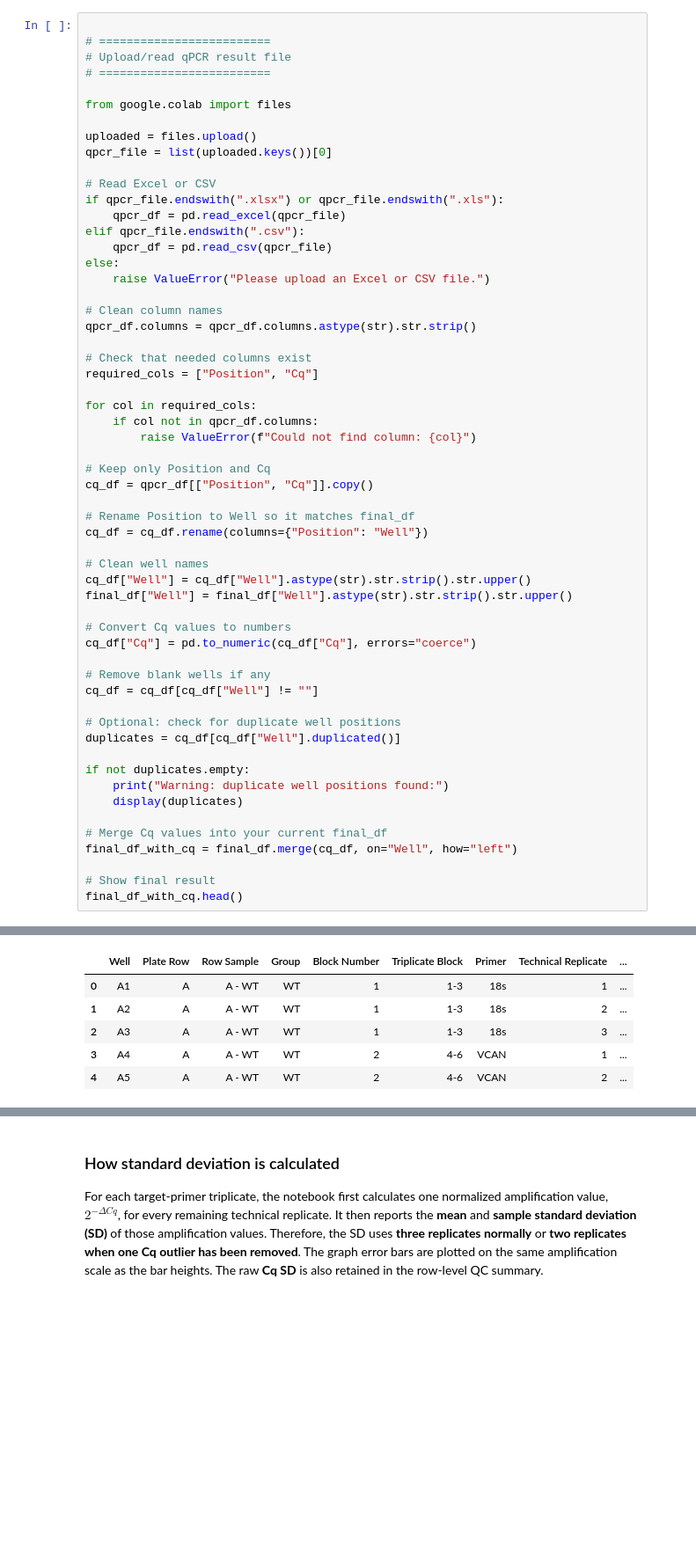
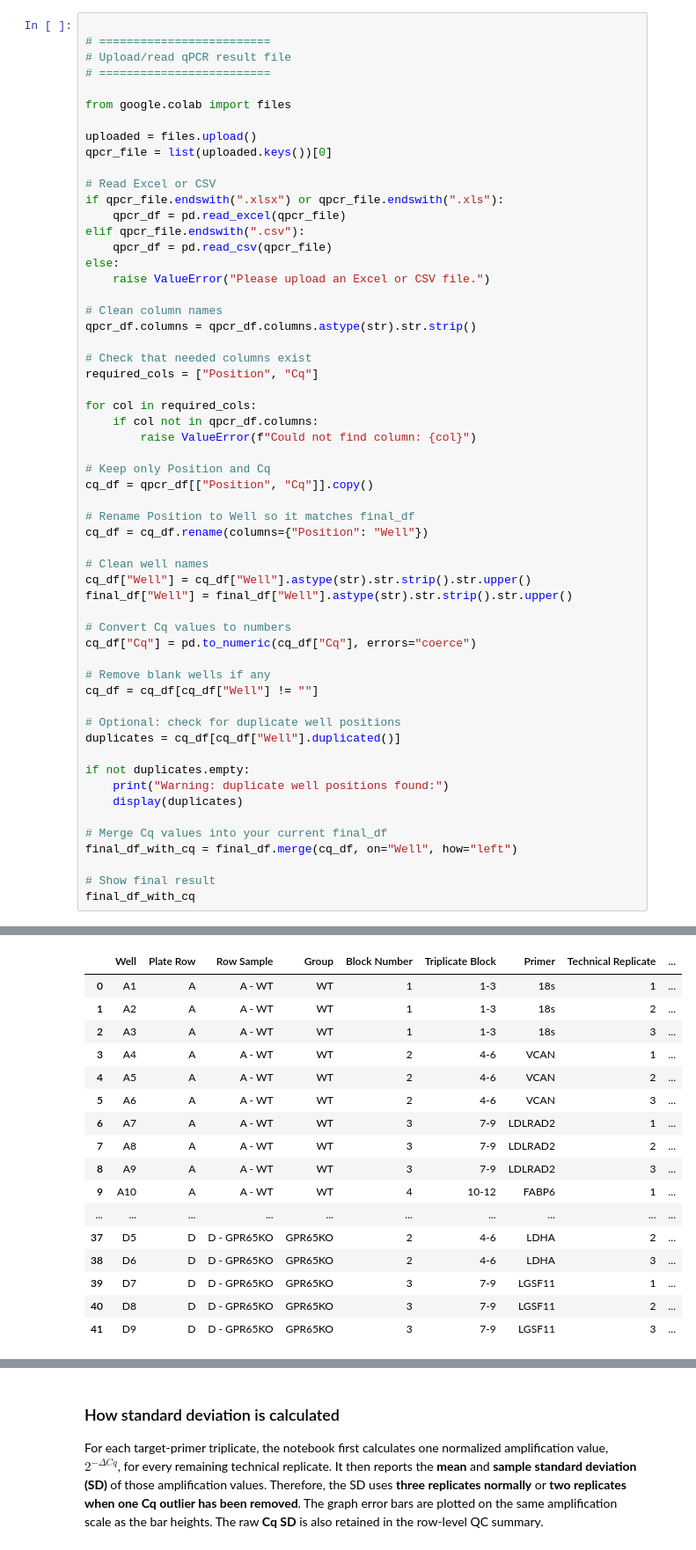
Before and after one commit to chen323-ux/CTP, a Jupyter notebook: PCR_data_processor_shared_housekeeping_with_SD.ipynb, the cells around one changed output, grey strips where cells are left out. Shown at 88% size. Saved outputs shown, nothing was run; the diff lists cells and outputs as text; blank space fills up the shorter version.

```diff
--- a/PCR_data_processor_shared_housekeeping_with_SD.ipynb
+++ b/PCR_data_processor_shared_housekeeping_with_SD.ipynb
@@ -207,6 +207,6 @@ if not duplicates.empty:
 final_df_with_cq = final_df.merge(cq_df, on="Well", how="left")
 
 # Show final result
-final_df_with_cq.head()
+final_df_with_cq
 # %% [output]
 [interactive output not drawn]
@@ -214,9 +214,20 @@ Saving carly0714.xlsx to carly0714.xlsx
 |  | Well | Plate Row | Row Sample | Group | Block Number | Triplicate Block | Primer | Technical Replicate | ... |
 | 0 | A1 | A | A - WT | WT | 1 | 1-3 | 18s | 1 | ... |
 | 1 | A2 | A | A - WT | WT | 1 | 1-3 | 18s | 2 | ... |
 | 2 | A3 | A | A - WT | WT | 1 | 1-3 | 18s | 3 | ... |
 | 3 | A4 | A | A - WT | WT | 2 | 4-6 | VCAN | 1 | ... |
 | 4 | A5 | A | A - WT | WT | 2 | 4-6 | VCAN | 2 | ... |
+| 5 | A6 | A | A - WT | WT | 2 | 4-6 | VCAN | 3 | ... |
+| 6 | A7 | A | A - WT | WT | 3 | 7-9 | LDLRAD2 | 1 | ... |
+| 7 | A8 | A | A - WT | WT | 3 | 7-9 | LDLRAD2 | 2 | ... |
+| 8 | A9 | A | A - WT | WT | 3 | 7-9 | LDLRAD2 | 3 | ... |
+| 9 | A10 | A | A - WT | WT | 4 | 10-12 | FABP6 | 1 | ... |
+| ... | ... | ... | ... | ... | ... | ... | ... | ... | ... |
+| 37 | D5 | D | D - GPR65KO | GPR65KO | 2 | 4-6 | LDHA | 2 | ... |
+| 38 | D6 | D | D - GPR65KO | GPR65KO | 2 | 4-6 | LDHA | 3 | ... |
+| 39 | D7 | D | D - GPR65KO | GPR65KO | 3 | 7-9 | LGSF11 | 1 | ... |
+| 40 | D8 | D | D - GPR65KO | GPR65KO | 3 | 7-9 | LGSF11 | 2 | ... |
+| 41 | D9 | D | D - GPR65KO | GPR65KO | 3 | 7-9 | LGSF11 | 3 | ... |
 # %%
 # ============================================================
 # Detect and remove Cq outliers from technical triplicates
```
Also changed, not shown: parts of 7 cells of this notebook.
